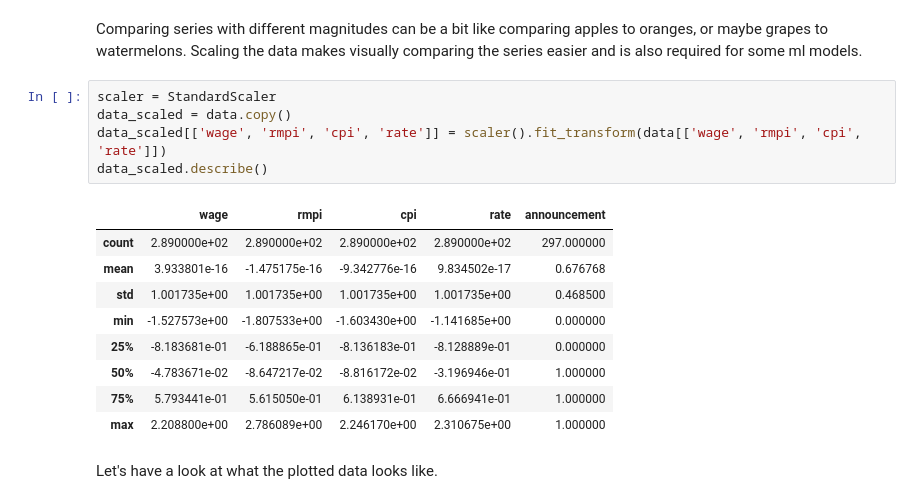
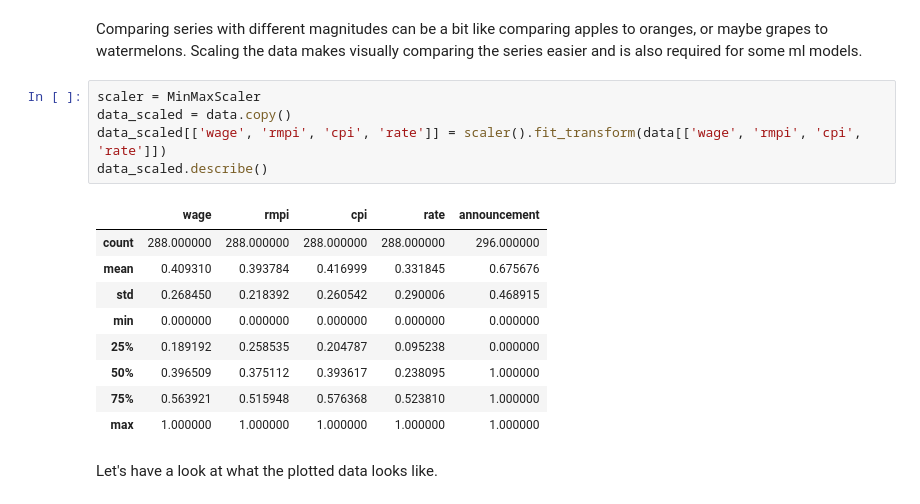
Before and after one commit to FleaBusyBeeBergs/dtsa5506-pipeline, a Jupyter notebook: dtsa5506_final_project.ipynb, the cells around one changed output. Drawn from its saved outputs; the diff is of its cells as text.

```diff
--- a/dtsa5506_final_project.ipynb
+++ b/dtsa5506_final_project.ipynb
@@ -547,20 +563,20 @@ data.head()
 # %% [markdown]
 Comparing series with different magnitudes can be a bit like comparing apples to oranges, or maybe grapes to watermelons. Scaling the data makes visually comparing the series easier and is also required for some ml models.
 # %%
-scaler = StandardScaler
+scaler = MinMaxScaler
 data_scaled = data.copy()
 data_scaled[['wage', 'rmpi', 'cpi', 'rate']] = scaler().fit_transform(data[['wage', 'rmpi', 'cpi', 'rate']])
 data_scaled.describe()
 # %% [output]
 |  | wage | rmpi | cpi | rate | announcement |
-| count | 2.890000e+02 | 2.890000e+02 | 2.890000e+02 | 2.890000e+02 | 297.000000 |
-| mean | 3.933801e-16 | -1.475175e-16 | -9.342776e-16 | 9.834502e-17 | 0.676768 |
-| std | 1.001735e+00 | 1.001735e+00 | 1.001735e+00 | 1.001735e+00 | 0.468500 |
-| min | -1.527573e+00 | -1.807533e+00 | -1.603430e+00 | -1.141685e+00 | 0.000000 |
-| 25% | -8.183681e-01 | -6.188865e-01 | -8.136183e-01 | -8.128889e-01 | 0.000000 |
-| 50% | -4.783671e-02 | -8.647217e-02 | -8.816172e-02 | -3.196946e-01 | 1.000000 |
-| 75% | 5.793441e-01 | 5.615050e-01 | 6.138931e-01 | 6.666941e-01 | 1.000000 |
-| max | 2.208800e+00 | 2.786089e+00 | 2.246170e+00 | 2.310675e+00 | 1.000000 |
+| count | 288.000000 | 288.000000 | 288.000000 | 288.000000 | 296.000000 |
+| mean | 0.409310 | 0.393784 | 0.416999 | 0.331845 | 0.675676 |
+| std | 0.268450 | 0.218392 | 0.260542 | 0.290006 | 0.468915 |
+| min | 0.000000 | 0.000000 | 0.000000 | 0.000000 | 0.000000 |
+| 25% | 0.189192 | 0.258535 | 0.204787 | 0.095238 | 0.000000 |
+| 50% | 0.396509 | 0.375112 | 0.393617 | 0.238095 | 1.000000 |
+| 75% | 0.563921 | 0.515948 | 0.576368 | 0.523810 | 1.000000 |
+| max | 1.000000 | 1.000000 | 1.000000 | 1.000000 | 1.000000 |
 # %% [markdown]
 Let's have a look at what the plotted data looks like.
 # %%
```
Also changed, not shown: parts of 12 cells of this notebook.
